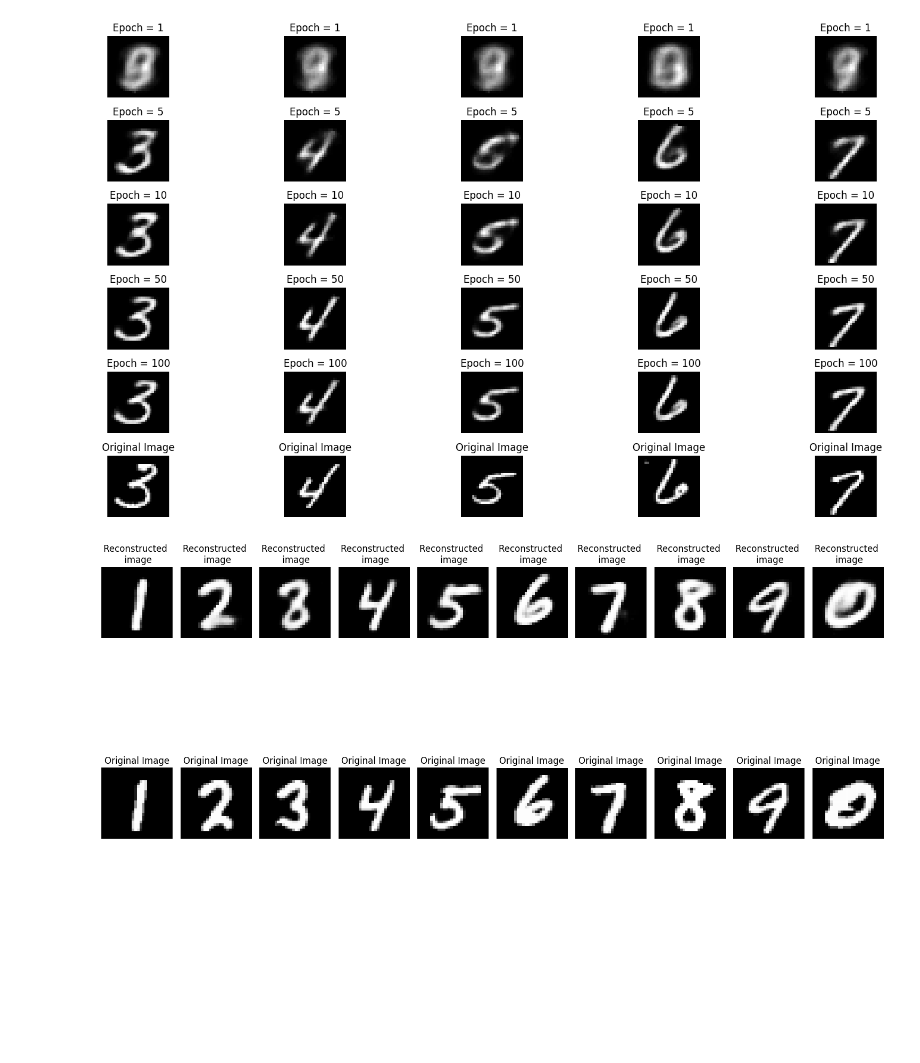
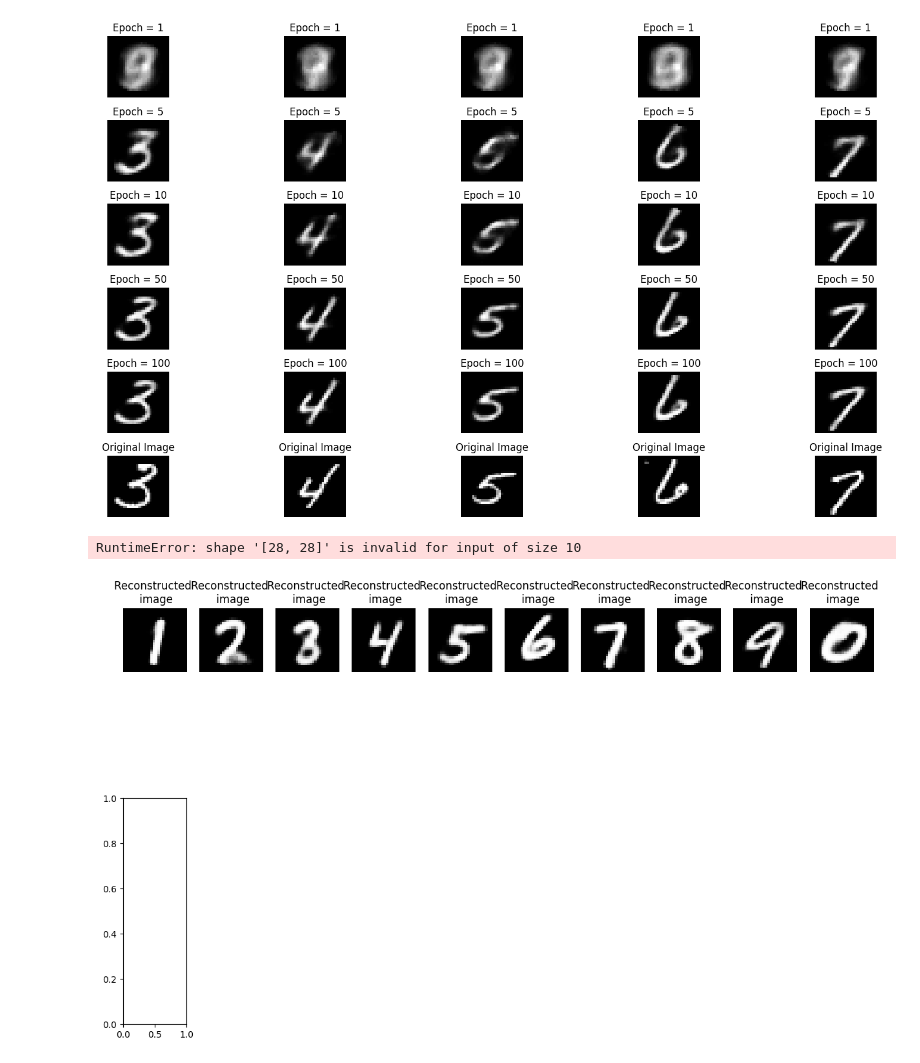
Before and after one commit to jakkaj/nanoGPT, a Jupyter notebook: bom/encoders/encode_sample_2.ipynb, the cells around one changed output. Cells and saved outputs as stored; diff of their text form; code cells hidden in the pictures; blank space fills up the shorter version.

```diff
--- a/bom/encoders/encode_sample_2.ipynb
+++ b/bom/encoders/encode_sample_2.ipynb
@@ -70,9 +70,15 @@ class DeepAutoencoder(torch.nn.Module):
 			torch.nn.Sigmoid()
 		)
 
+	def encode(self, x):
+		return self.encoder(x)
+
+	def decode(self, x):
+		return self.decoder(x)
+
 	def forward(self, x):
-		encoded = self.encoder(x)
-		decoded = self.decoder(encoded)
+		encoded = self.encode(x)
+		decoded = self.decode(encoded)
 		return decoded
 
 # Instantiating the model and hyperparameters
@@ -214,41 +236,47 @@ img = img.reshape(-1, 28 * 28)
 img = img.to('cuda')
 # Generating output for the obtained
 # batch
-out = model(img)
+
+encoded = model.encode(img)
+
+decoded = model.decode(encoded)
+
+out = decoded
 
 # Storing information in dictionary
 outputs['img'] = img
-outputs['out'] = out
+outputs['out'] = decoded
 
 # Plotting reconstructed images
 # Initializing subplot counter
 counter = 1
 val = outputs['out'].detach().cpu().numpy()
 
 # Plotting first 10 images of the batch
 for idx in range(10):
 	plt.subplot(2, 10, counter)
 	plt.title("Reconstructed \n image")
 	plt.imshow(val[idx].reshape(28, 28), cmap='gray')
 	plt.axis('off')
 
 	# Incrementing subplot counter
 	counter += 1
 
 # Plotting original images
 
 # Plotting first 10 images
 for idx in range(10):
     val = outputs['img']
     plt.subplot(2, 10, counter)
     plt.imshow(val[idx].cpu().reshape(28, 28), cmap='gray')
     plt.title("Original Image")
     plt.axis('off')
 
 	# Incrementing subplot counter
     counter += 1
 
 plt.tight_layout()
 plt.show()
 # %% [output]
+RuntimeError: shape '[28, 28]' is invalid for input of size 10
-[figure, old version]
+[figure, new version]
```
Also changed, not shown: parts of 2 cells of this notebook.
